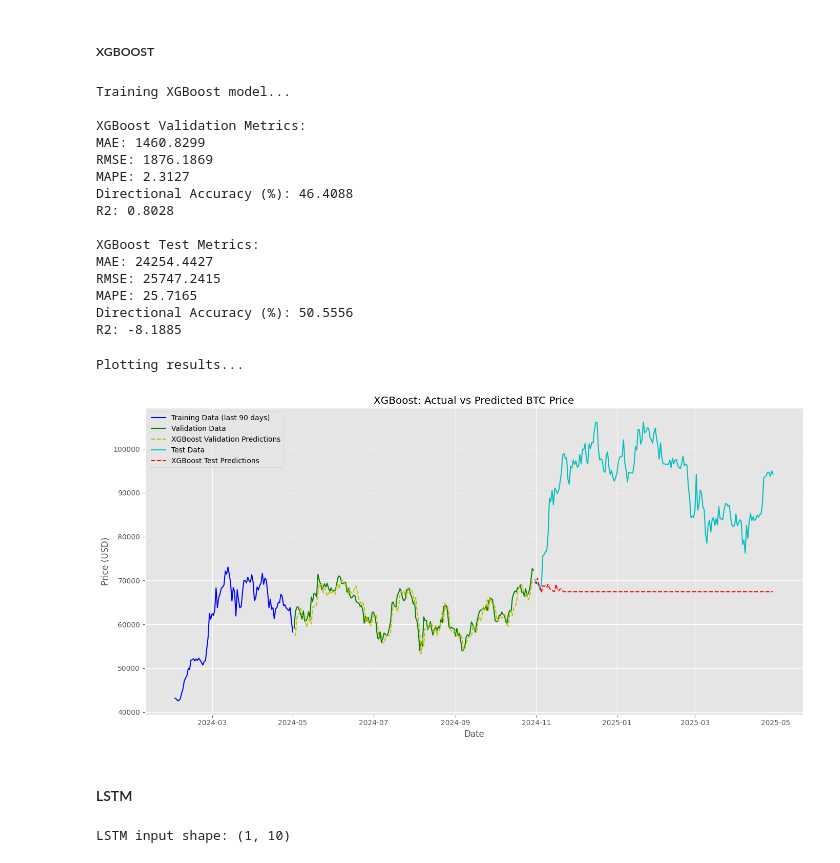
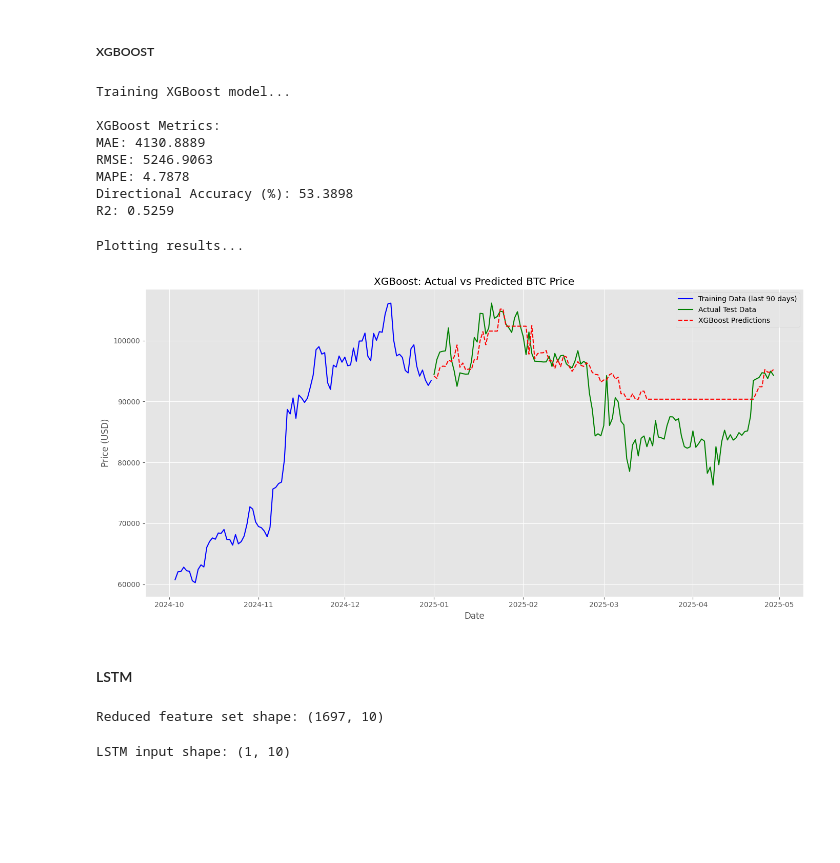
Before and after one commit to Fizryfu/Capstone, a Jupyter notebook: Capstone Project/Capstone_Project.ipynb, the cells around one changed output. Cells and saved outputs as stored; diff of their text form; code cells hidden in the pictures; blank space fills up the shorter version.

```diff
--- a/Capstone Project/Capstone_Project.ipynb
+++ b/Capstone Project/Capstone_Project.ipynb
@@ -1284,7 +1158,7 @@ except Exception as e:
 # %%
 # Plot Prophet Components
 try:
-    fig = prophet_model.plot_components(prophet_test_forecast)
+    fig = prophet_model.plot_components(prophet_forecast)
     plt.tight_layout()
     plt.show()
 except Exception as e:
@@ -1369,7 +1245,6 @@ print("Scaling features...")
 try:
     scaler = MinMaxScaler()
     X_train_scaled = scaler.fit_transform(X_train_np)
-    X_val_scaled = scaler.transform(X_val_np)
     X_test_scaled = scaler.transform(X_test_np)
 except Exception as e:
     print(" Error in scaling:")
@@ -1478,12 +1324,0 @@ Debug - y_test shape: (181,)
-# %%
-# Evaluate Test Performance
-print("\nEvaluating test performance...")
-
-try:
-    rf_metrics = calculate_metrics(y_test_series, rf_test_preds_series)
-    print("Random Forest Test Metrics:")
-    for key, value in rf_metrics.items():
-        print(f"{key}: {value:.4f}")
-except Exception as e:
-    print("Error calculating test metrics:")
-    traceback.print_exc()
@@ -1541,23 +1409,15 @@ try:
     )
     xgb_model.fit(X_train_scaled, y_train)
 
-    # Make validation predictions
-    xgb_val_preds = xgb_model.predict(X_val_scaled)
-    xgb_val_preds_series = pd.Series(xgb_val_preds, index=y_val.index[:len(xgb_val_preds)])
+    # Make predictions
+    xgb_preds = xgb_model.predict(X_test_scaled)
 
-    # Calculate validation metrics
-    xgb_val_metrics = calculate_metrics(y_val, xgb_val_preds_series)
-    print("\nXGBoost Validation Metrics:")
-    for key, value in xgb_val_metrics.items():
-        print(f"{key}: {value:.4f}")
+    # Create Series with proper index for predictions
+    xgb_preds_series = pd.Series(xgb_preds, index=y_test.index[:len(xgb_preds)])
 
-    # Make test predictions
-    xgb_test_preds = xgb_model.predict(X_test_scaled)
-    xgb_test_preds_series = pd.Series(xgb_test_preds, index=y_test.index[:len(xgb_test_preds)])
-
-    # Calculate test metrics
-    xgb_metrics = calculate_metrics(y_test, xgb_test_preds_series)
-    print("\nXGBoost Test Metrics:")
+    # Calculate metrics using the robust function
+    xgb_metrics = calculate_metrics(y_test, xgb_preds_series)
+    print("\nXGBoost Metrics:")
     for key, value in xgb_metrics.items():
         print(f"{key}: {value:.4f}")
 
@@ -1567,61 +1427,57 @@ except Exception as e:
 # %% [output]
 Training XGBoost model...
 
-XGBoost Validation Metrics:
-MAE: 1460.8299
-RMSE: 1876.1869
-MAPE: 2.3127
-Directional Accuracy (%): 46.4088
-R2: 0.8028
-
-XGBoost Test Metrics:
-MAE: 24254.4427
-RMSE: 25747.2415
-MAPE: 25.7165
-Directional Accuracy (%): 50.5556
-R2: -8.1885
+XGBoost Metrics:
+MAE: 4130.8889
+RMSE: 5246.9063
+MAPE: 4.7878
+Directional Accuracy (%): 53.3898
+R2: 0.5259
 # %%
 #Plot Actual vs Predicted BTC Prices
 print("Plotting results...")
 
 try:
     plt.figure(figsize=(14, 7))
 
     plt.plot(y_train.index[-90:], y_train[-90:], 'b-', label='Training Data (last 90 days)')
-    plt.plot(y_val.index[:len(xgb_val_preds)], y_val[:len(xgb_val_preds)], 'g-', label='Validation Data')
-    plt.plot(xgb_val_preds_series.index, xgb_val_preds_series, 'y--', label='XGBoost Validation Predictions')
-    plt.plot(y_test.index[:len(xgb_test_preds)], y_test[:len(xgb_test_preds)], 'c-', label='Test Data')
-    plt.plot(xgb_test_preds_series.index, xgb_test_preds_series, 'r--', label='XGBoost Test Predictions')
+    plt.plot(y_test.index[:len(xgb_preds)], y_test[:len(xgb_preds)], 'g-', label='Actual Test Data')
+    plt.plot(xgb_preds_series.index, xgb_preds_series, 'r--', label='XGBoost Predictions')
 
     plt.title('XGBoost: Actual vs Predicted BTC Price')
     plt.xlabel('Date')
     plt.ylabel('Price (USD)')
     plt.legend()
     plt.grid(True)
     plt.tight_layout()
     plt.show()
 
 except Exception as e:
     print("Error plotting results:")
     traceback.print_exc()
 # %% [output]
 Plotting results...
-[figure, old version]
+[figure, new version]
 # %% [markdown]
 #### LSTM
 # %%
+# Feature sets
+X_train_reduced = X_train[top_features]
+X_test_reduced = X_test[top_features]
+print(f"Reduced feature set shape: {X_train_reduced.shape}")
+
 # Scale the data
 from sklearn.preprocessing import MinMaxScaler
 
 X_scaler = MinMaxScaler()
-X_train_scaled = X_scaler.fit_transform(X_train_selected)
-X_val_scaled = X_scaler.transform(X_val_selected)
-X_test_scaled = X_scaler.transform(X_test_selected)
+X_train_scaled = X_scaler.fit_transform(X_train_reduced)
+X_test_scaled = X_scaler.transform(X_test_reduced)
 
 y_scaler = MinMaxScaler()
 y_train_scaled = y_scaler.fit_transform(y_train.values.reshape(-1, 1))
-y_val_scaled = y_scaler.transform(y_val.values.reshape(-1, 1))
 y_test_scaled = y_scaler.transform(y_test.values.reshape(-1, 1))
+# %% [output]
+Reduced feature set shape: (1697, 10)
 # %%
 # Reshape for LSTM: [samples, timesteps, features]
 X_train_lstm = X_train_scaled.reshape(X_train_scaled.shape[0], 1, X_train_scaled.shape[1])
```
Also changed, not shown: parts of 40 cells of this notebook.
